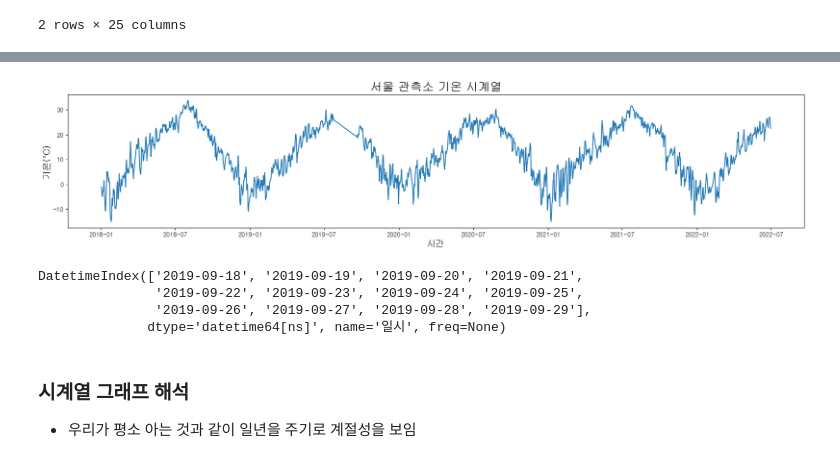
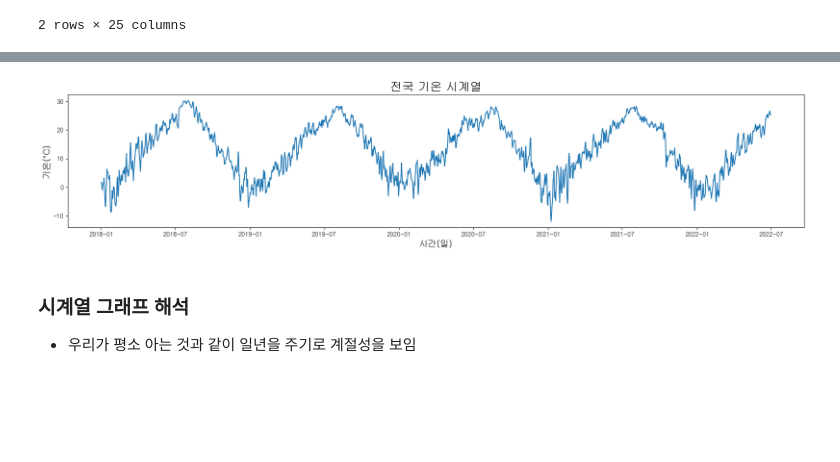
Before and after one commit to HyunJW/weather, a Jupyter notebook: data_analysis/기온 시계열예측.ipynb, the cells around one changed output, grey strips where cells are left out. Saved outputs shown, nothing was run; the diff lists cells and outputs as text; code cells hidden in the pictures; blank space fills up the shorter version.

```diff
--- a/data_analysis/기온 시계열예측.ipynb
+++ b/data_analysis/기온 시계열예측.ipynb
@@ -52,2 +49,2 @@ w_seoul['일시'] = pd.to_datetime(w_seoul['일시'])
 # %%
-w_seoul['일시'] = w_seoul['일시'].dt.date
+w['일시'] = w['일시'].dt.date
@@ -54,4 +57,4 @@ w_seoul['일시'] = w_seoul['일시'].dt.date
 # %%
-w_seoul = w_seoul.groupby('일시').mean()
+w = w.groupby('일시').mean()
 # %%
-w_seoul.index = pd.to_datetime(w_seoul.index)
+w.index = pd.to_datetime(w.index)
@@ -58,24 +78,17 @@ w_seoul.index = pd.to_datetime(w_seoul.index)
 # %%
 # 학습용, 검증용 데이터 분리
-w_tr = w_seoul[w_seoul.index<'2022-07-01']
-w_te = w_seoul[w_seoul.index>='2022-07-01']
+w_tr = w[w.index<'2022-07-01']
+w_te = w[w.index>='2022-07-01']
 # %%
 # 시계열 그래프
 plt.figure(figsize=(22,4))
 plt.plot(w_tr.index, w_tr['기온(°C)'].values)
-plt.title('서울 관측소 기온 시계열', fontsize=20)
+plt.title('전국 기온 시계열', fontsize=20)
 plt.xlabel('시간(일)', fontsize=15)
 plt.ylabel('기온(°C)', fontsize=15)
 plt.show()
 # %% [output]
-[figure, old version]
+[figure, new version]
-# %%
-w_seoul.index[(w_seoul.index > '2019-07-26') & (w_seoul.index < '2019-9-30')]
-# %% [output]
-DatetimeIndex(['2019-09-18', '2019-09-19', '2019-09-20', '2019-09-21',
-               '2019-09-22', '2019-09-23', '2019-09-24', '2019-09-25',
-               '2019-09-26', '2019-09-27', '2019-09-28', '2019-09-29'],
-              dtype='datetime64[ns]', name='일시', freq=None)
 # %% [markdown]
 ### 시계열 그래프 해석
 - 우리가 평소 아는 것과 같이 일년을 주기로 계절성을 보임
```
Also changed, not shown: parts of 15 cells of this notebook.
